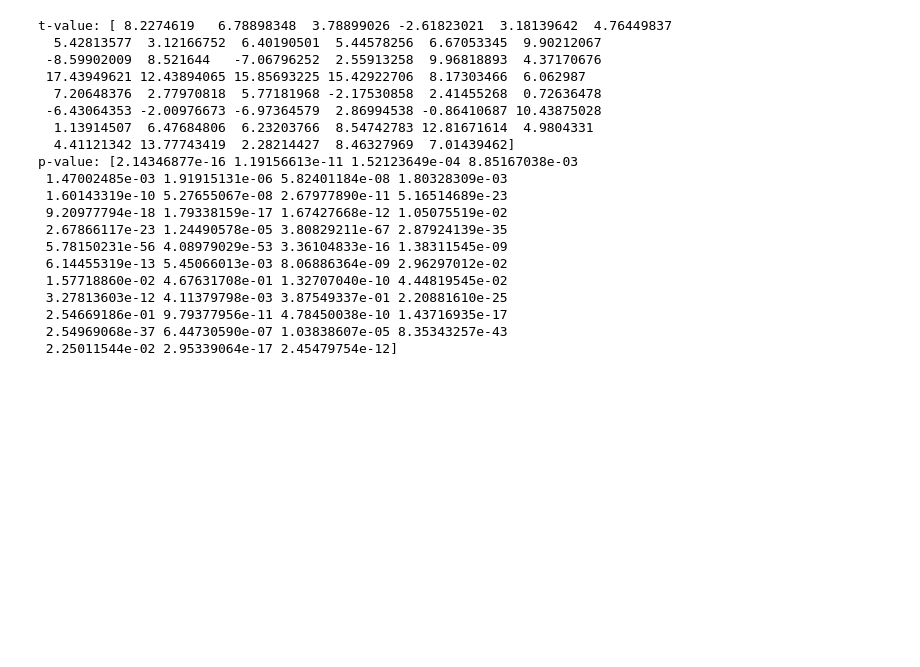
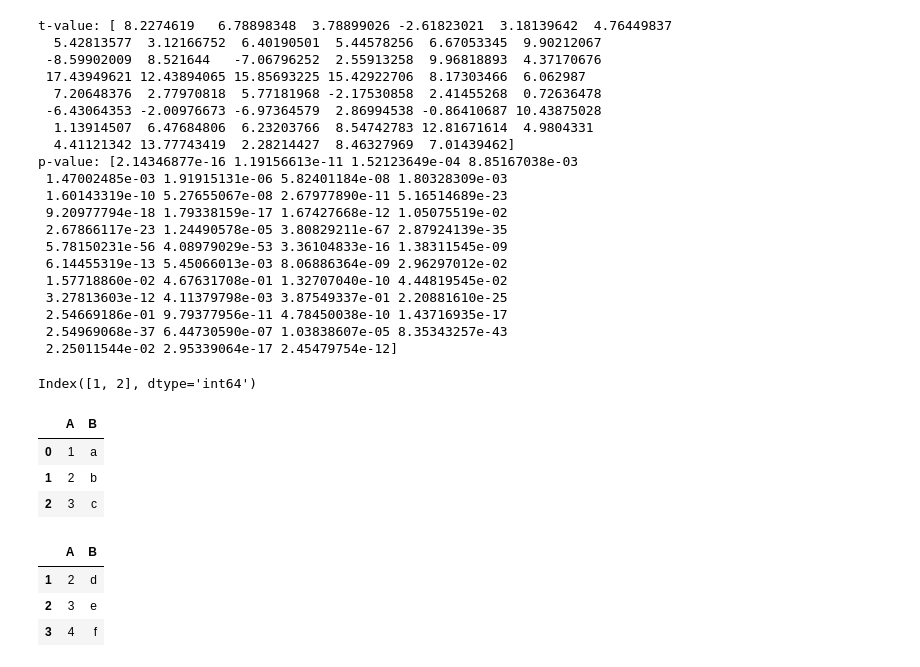
Before and after one commit to BDooHyun/ubion_python_class_01, a Jupyter notebook: 공모전/01_데이터.ipynb, the cells around one changed output. Saved outputs shown, nothing was run; the diff lists cells and outputs as text; code cells hidden in the pictures; blank space fills up the shorter version.

```diff
--- a/공모전/01_데이터.ipynb
+++ b/공모전/01_데이터.ipynb
@@ -1273,3 +1273,29 @@ p-value: [2.14346877e-16 1.19156613e-11 1.52123649e-04 8.85167038e-03
  2.54669186e-01 9.79377956e-11 4.78450038e-10 1.43716935e-17
  2.54969068e-37 6.44730590e-07 1.03838607e-05 8.35343257e-43
  2.25011544e-02 2.95339064e-17 2.45479754e-12]
+# %%
+import pandas as pd
+
+df1 = pd.DataFrame({'A': [1, 2, 3], 'B': ['a', 'b', 'c']}, index=[0, 1, 2])
+df2 = pd.DataFrame({'A': [2, 3, 4], 'B': ['d', 'e', 'f']}, index=[1, 2, 3])
+
+# 두 데이터프레임에서 중복되는 인덱스 추출
+dup_index = pd.merge(df1, df2, left_index=True, right_index=True, how='inner').index
+
+print(dup_index)  # 중복되는 인덱스 출력
+# %% [output]
+Index([1, 2], dtype='int64')
+# %%
+df1
+# %% [output]
+|  | A | B |
+| 0 | 1 | a |
+| 1 | 2 | b |
+| 2 | 3 | c |
+# %%
+df2
+# %% [output]
+|  | A | B |
+| 1 | 2 | d |
+| 2 | 3 | e |
+| 3 | 4 | f |
```
Also changed, not shown: 10 other files.
